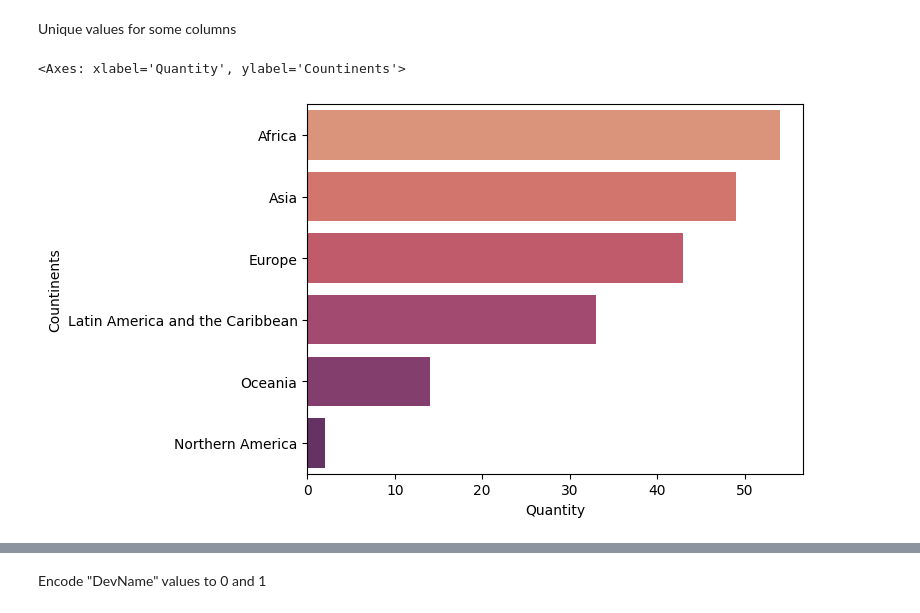
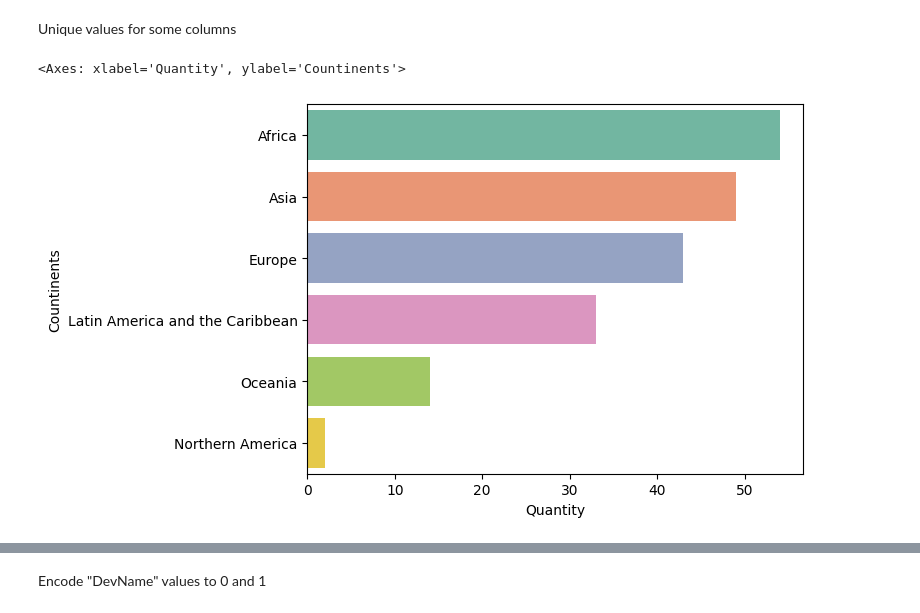
Before and after one commit to HasmikMnatsakanyann/Data-Visualization-Project, a Jupyter notebook: EDA.ipynb, the cells around one changed output, grey strips where cells are left out. Drawn from its saved outputs; the diff is of its cells as text; code cells hidden in the pictures.

```diff
--- a/EDA.ipynb
+++ b/EDA.ipynb
@@ -99,19 +101,14 @@ Unique values for some columns
 # %%
 values = df["Continent"].value_counts().values
 keys = df["Continent"].value_counts().keys()
 
-# fig, ax = plt.subplots()
-# # Create a set of colors
-# colors = ["#B9DDF1", "#9FCAE6", "#73A4CA", "#497AA7", "#B0E0E6","#2E5B88"]
-
-# # Use it thanks to the color argument
-# ax.pie(x = values, labels = keys, autopct = "%.2f%%",colors=colors,wedgeprops = {"linewidth": 1, "edgecolor": "white"});
+colors = ['#66c2a5','#fc8d62','#8da0cb','#e78ac3','#a6d854','#ffd92f']
 
 cont_num = pd.DataFrame({"Countinents": keys, "Quantity": values})
-sns.barplot(data=cont_num, x="Quantity", y="Countinents", palette = "flare")
+sns.barplot(data=cont_num, x="Quantity", y="Countinents", palette = colors)
 # %% [output]
 <Axes: xlabel='Quantity', ylabel='Countinents'>
-[figure, old version]
+[figure, new version]
 # %%
 values = df["DevName"].value_counts().values
 keys = df["DevName"].value_counts().keys()
```
Also changed, not shown: parts of 7 cells of this notebook.
